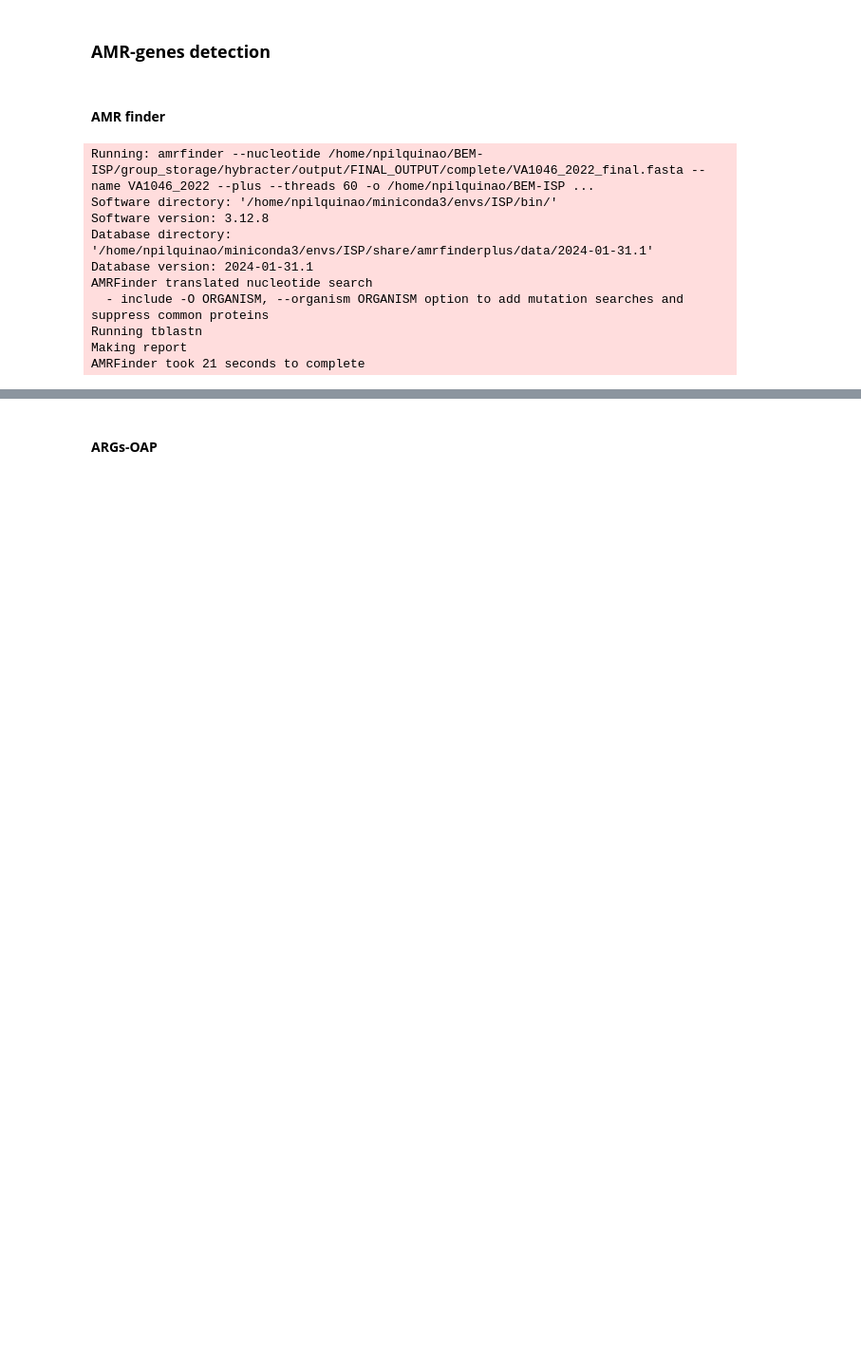
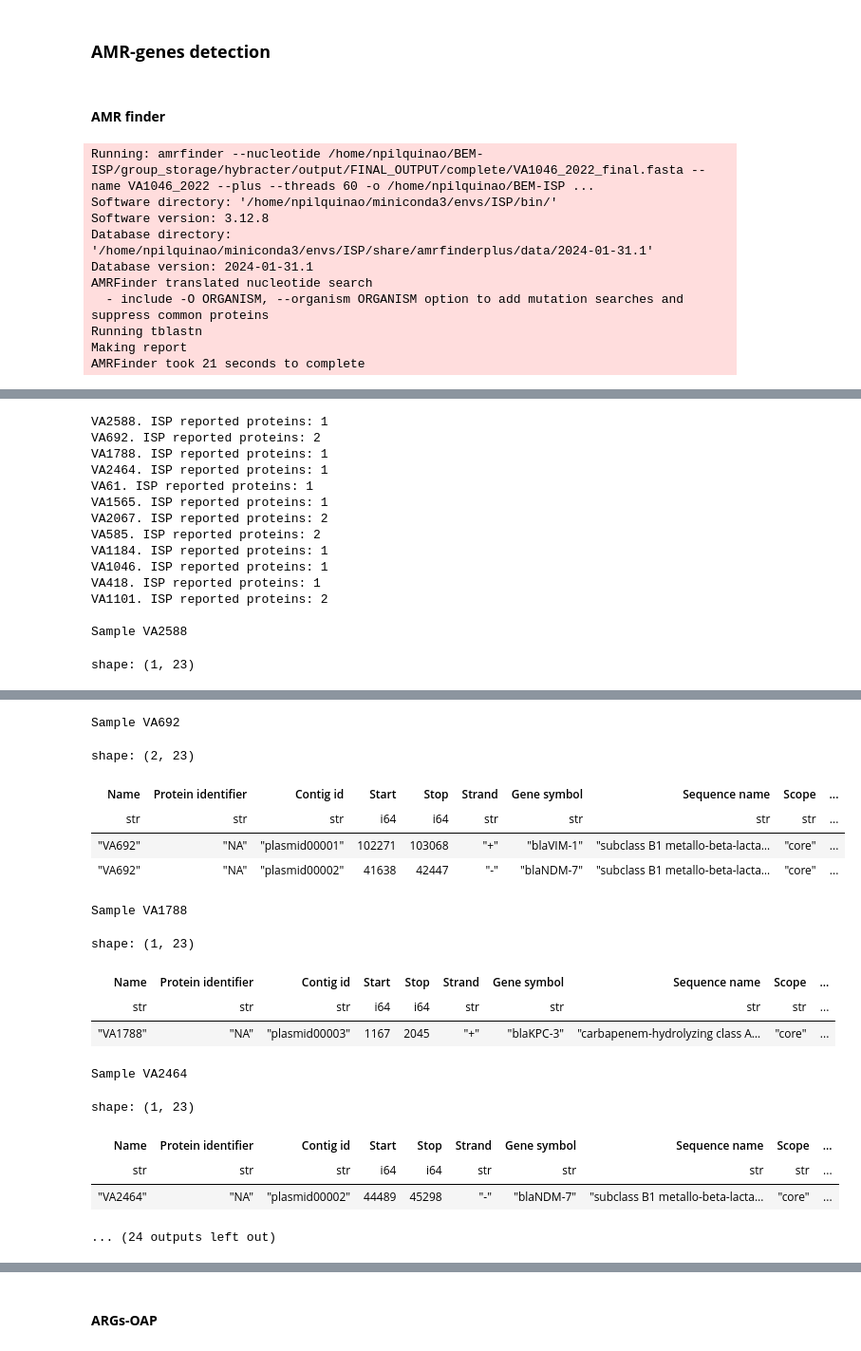
Before and after one commit to Kvrrvf/BEM-ISP, a Jupyter notebook: 2Carb.ipynb, the cells around one changed output, grey strips where cells are left out. Shown at 95% size. Drawn from its saved outputs; the diff is of its cells as text; code cells hidden in the pictures; blank space fills up the shorter version.

```diff
--- a/empanadas.ipynb
+++ b/2Carb.ipynb
@@ -672,0 +713,29 @@ shape: (6, 23)
+# %%
+unique_names = AMR_finder['Name'].unique().to_list()
+
+for name in unique_names:
+    df_filtered = AMR_finder.filter(pl.col('Name') == name)
+    print(f"{name}. ISP reported proteins: {df_filtered.filter(pl.col('Gene symbol').str.contains('kpc|ndm|vim|VIM|KPC|NDM')).shape[0]}")
+
+print("")
+
+for name in unique_names:
+    df_filtered = AMR_finder.filter(pl.col('Name') == name)
+    print(f"Sample {name}")
+    display(df_filtered.filter(pl.col('Gene symbol').str.contains('kpc|ndm|vim|VIM|KPC|NDM')))
+# %% [output]
+VA2588. ISP reported proteins: 1
+VA692. ISP reported proteins: 2
+VA1788. ISP reported proteins: 1
+VA2464. ISP reported proteins: 1
+VA61. ISP reported proteins: 1
+VA1565. ISP reported proteins: 1
+VA2067. ISP reported proteins: 2
+VA585. ISP reported proteins: 2
+VA1184. ISP reported proteins: 1
+VA1046. ISP reported proteins: 1
+VA418. ISP reported proteins: 1
+VA1101. ISP reported proteins: 2
+
+Sample VA2588
+shape: (1, 23)
@@ -672,0 +745,17 @@ shape: (6, 23)
+Sample VA692
+shape: (2, 23)
+| Name | Protein identifier | Contig id | Start | Stop | Strand | Gene symbol | Sequence name | Scope | ... |
+| str | str | str | i64 | i64 | str | str | str | str | ... |
+| "VA692" | "NA" | "plasmid00001" | 102271 | 103068 | "+" | "blaVIM-1" | "subclass B1 metallo-beta-lacta… | "core" | ... |
+| "VA692" | "NA" | "plasmid00002" | 41638 | 42447 | "-" | "blaNDM-7" | "subclass B1 metallo-beta-lacta… | "core" | ... |
+Sample VA1788
+shape: (1, 23)
+| Name | Protein identifier | Contig id | Start | Stop | Strand | Gene symbol | Sequence name | Scope | ... |
+| str | str | str | i64 | i64 | str | str | str | str | ... |
+| "VA1788" | "NA" | "plasmid00003" | 1167 | 2045 | "+" | "blaKPC-3" | "carbapenem-hydrolyzing class A… | "core" | ... |
+Sample VA2464
+shape: (1, 23)
+| Name | Protein identifier | Contig id | Start | Stop | Strand | Gene symbol | Sequence name | Scope | ... |
+| str | str | str | i64 | i64 | str | str | str | str | ... |
+| "VA2464" | "NA" | "plasmid00002" | 44489 | 45298 | "-" | "blaNDM-7" | "subclass B1 metallo-beta-lacta… | "core" | ... |
+... (24 outputs left out)
```
Also changed, not shown: parts of 5 cells of this notebook, 6 other files.
